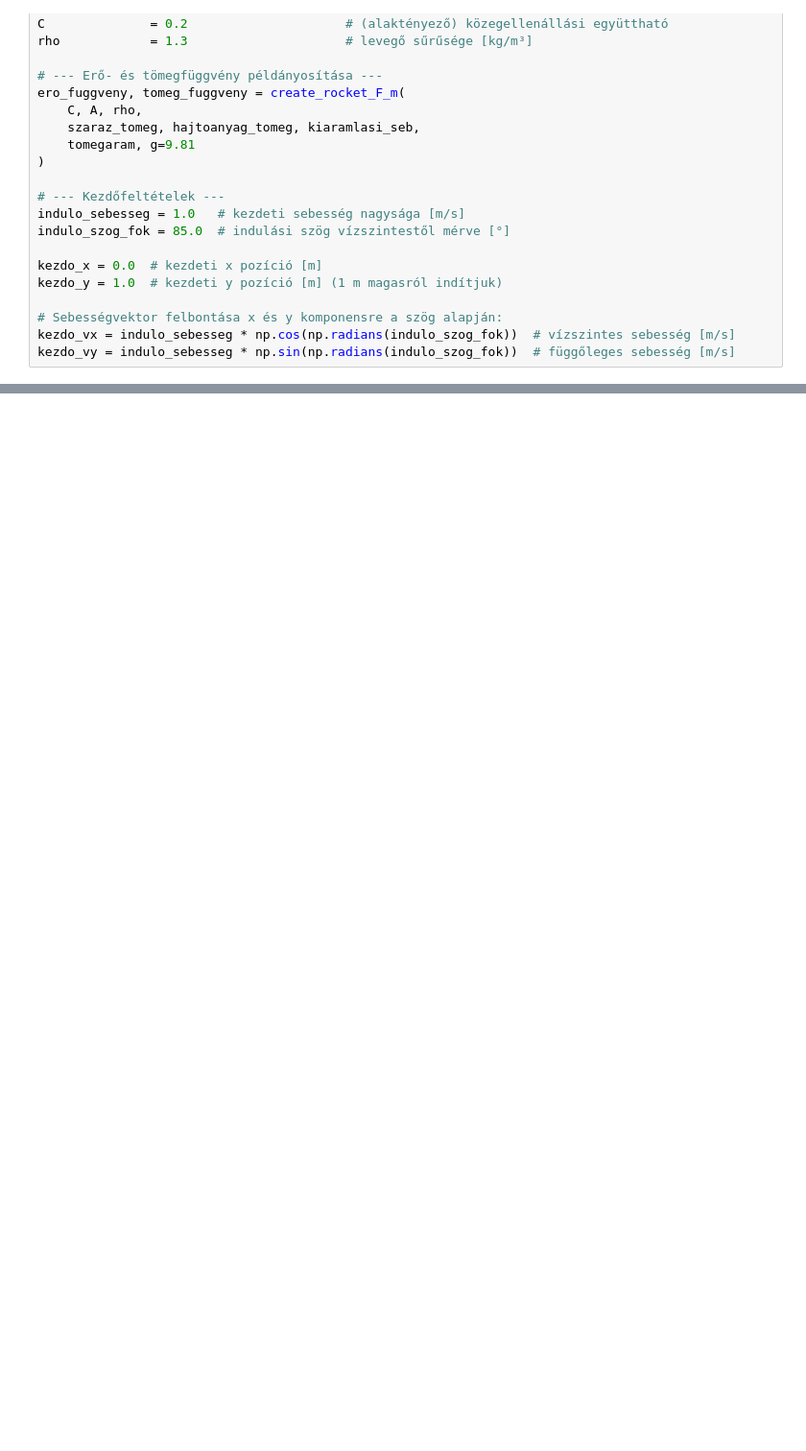
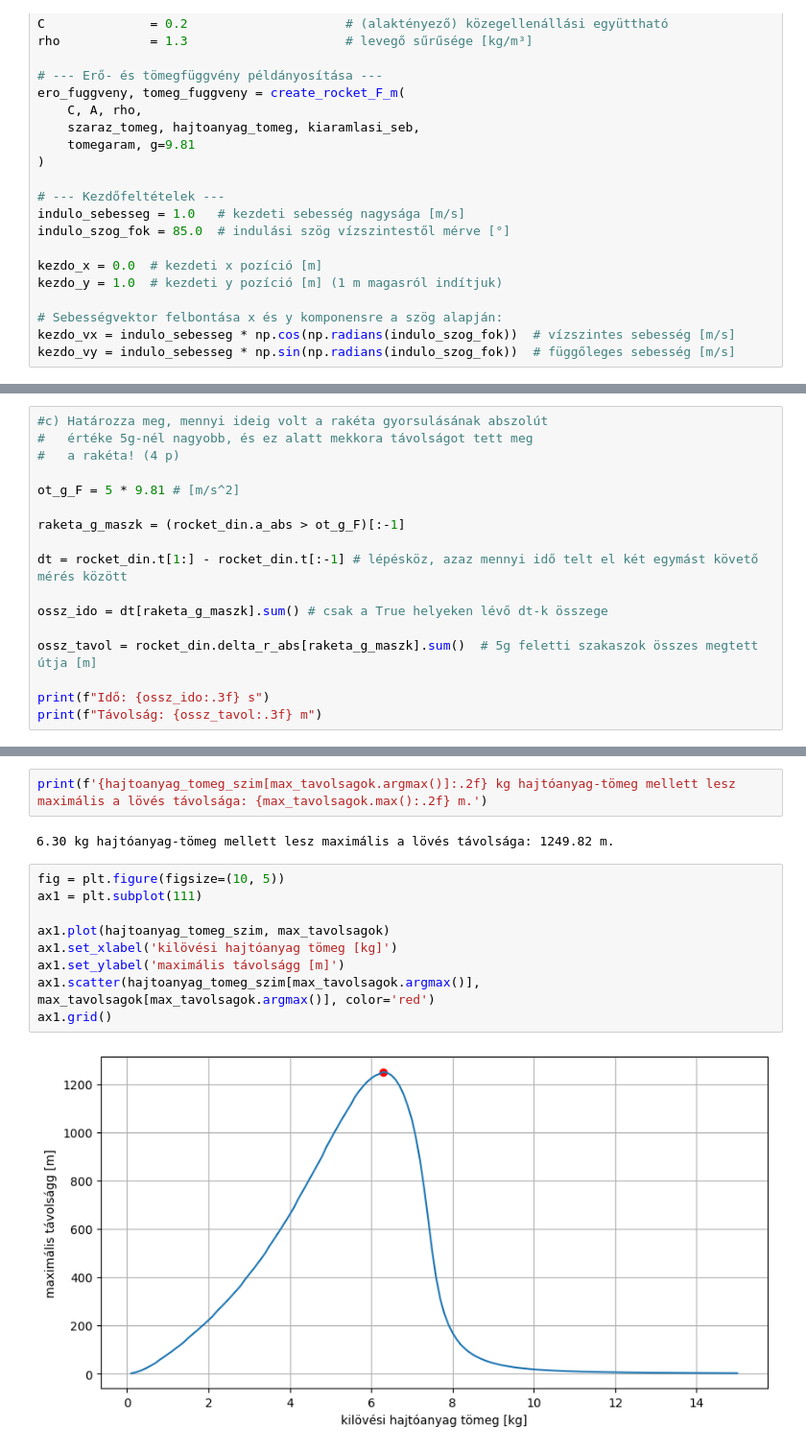
Before and after one commit to neuroben/fizika-geptermi, a Jupyter notebook: Gepterem-2026/Gyakorló/13_f_DIN-raketa.ipynb, the cells around one changed output, grey strips where cells are left out. Shown at 96% size. Drawn from its saved outputs; the diff is of its cells as text; blank space fills up the shorter version.

```diff
--- a/Gepterem-2026/Gyakorló/13_f_DIN-raketa.ipynb
+++ b/Gepterem-2026/Gyakorló/13_f_DIN-raketa.ipynb
@@ -166,0 +190,17 @@ ax1.grid()
+# %%
+#c) Határozza meg, mennyi ideig volt a rakéta gyorsulásának abszolút
+#   értéke 5g-nél nagyobb, és ez alatt mekkora távolságot tett meg
+#   a rakéta! (4 p)
+
+ot_g_F = 5 * 9.81 # [m/s^2]
+
+raketa_g_maszk = (rocket_din.a_abs > ot_g_F)[:-1]
+
+dt = rocket_din.t[1:] - rocket_din.t[:-1] # lépésköz, azaz mennyi idő telt el két egymást követő mérés között
+
+ossz_ido = dt[raketa_g_maszk].sum() # csak a True helyeken lévő dt-k összege
+
+ossz_tavol = rocket_din.delta_r_abs[raketa_g_maszk].sum()  # 5g feletti szakaszok összes megtett útja [m]
+
+print(f"Idő: {ossz_ido:.3f} s")
+print(f"Távolság: {ossz_tavol:.3f} m")
@@ -166,0 +251,15 @@ ax1.grid()
+# %%
+print(f'{hajtoanyag_tomeg_szim[max_tavolsagok.argmax()]:.2f} kg hajtóanyag-tömeg mellett lesz maximális a lövés távolsága: {max_tavolsagok.max():.2f} m.')
+# %% [output]
+6.30 kg hajtóanyag-tömeg mellett lesz maximális a lövés távolsága: 1249.82 m.
+# %%
+fig = plt.figure(figsize=(10, 5))
+ax1 = plt.subplot(111)
+
+ax1.plot(hajtoanyag_tomeg_szim, max_tavolsagok)
+ax1.set_xlabel('kilövési hajtóanyag tömeg [kg]')
+ax1.set_ylabel('maximális távolságg [m]')
+ax1.scatter(hajtoanyag_tomeg_szim[max_tavolsagok.argmax()], max_tavolsagok[max_tavolsagok.argmax()], color='red')
+ax1.grid()
+# %% [output]
+[figure, added]
```
Also changed, not shown: parts of 6 cells of this notebook, 2 other files.
